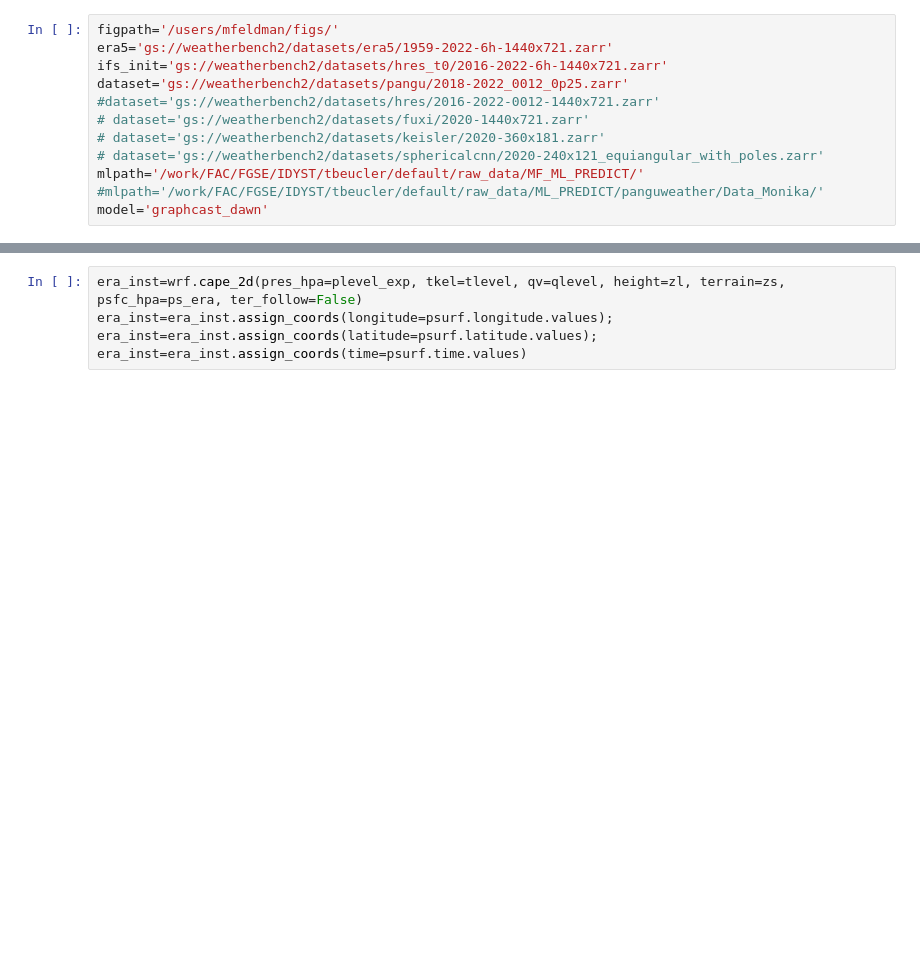
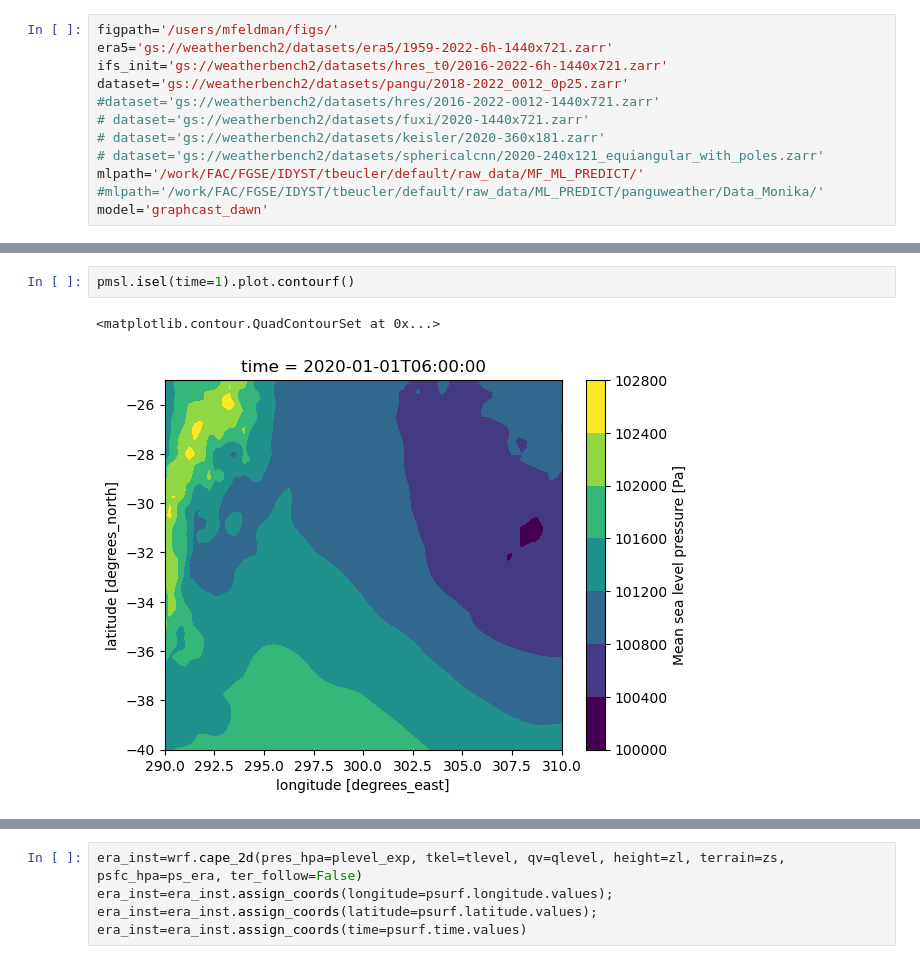
Before and after one commit to feldmann-m/AI-storm, a Jupyter notebook: devel/wb_var_extract.ipynb, the cells around one changed output, grey strips where cells are left out. Cells and saved outputs as stored; diff of their text form; blank space fills up the shorter version.

```diff
--- a/devel/wb_var_extract.ipynb
+++ b/devel/wb_var_extract.ipynb
@@ -64,0 +98,5 @@ zl=zlevel/9.81
+# %%
+pmsl.isel(time=1).plot.contourf()
+# %% [output]
+<matplotlib.contour.QuadContourSet at 0x...>
+[figure, added]
```
Also changed, not shown: parts of 14 cells of this notebook, 3 other files.
